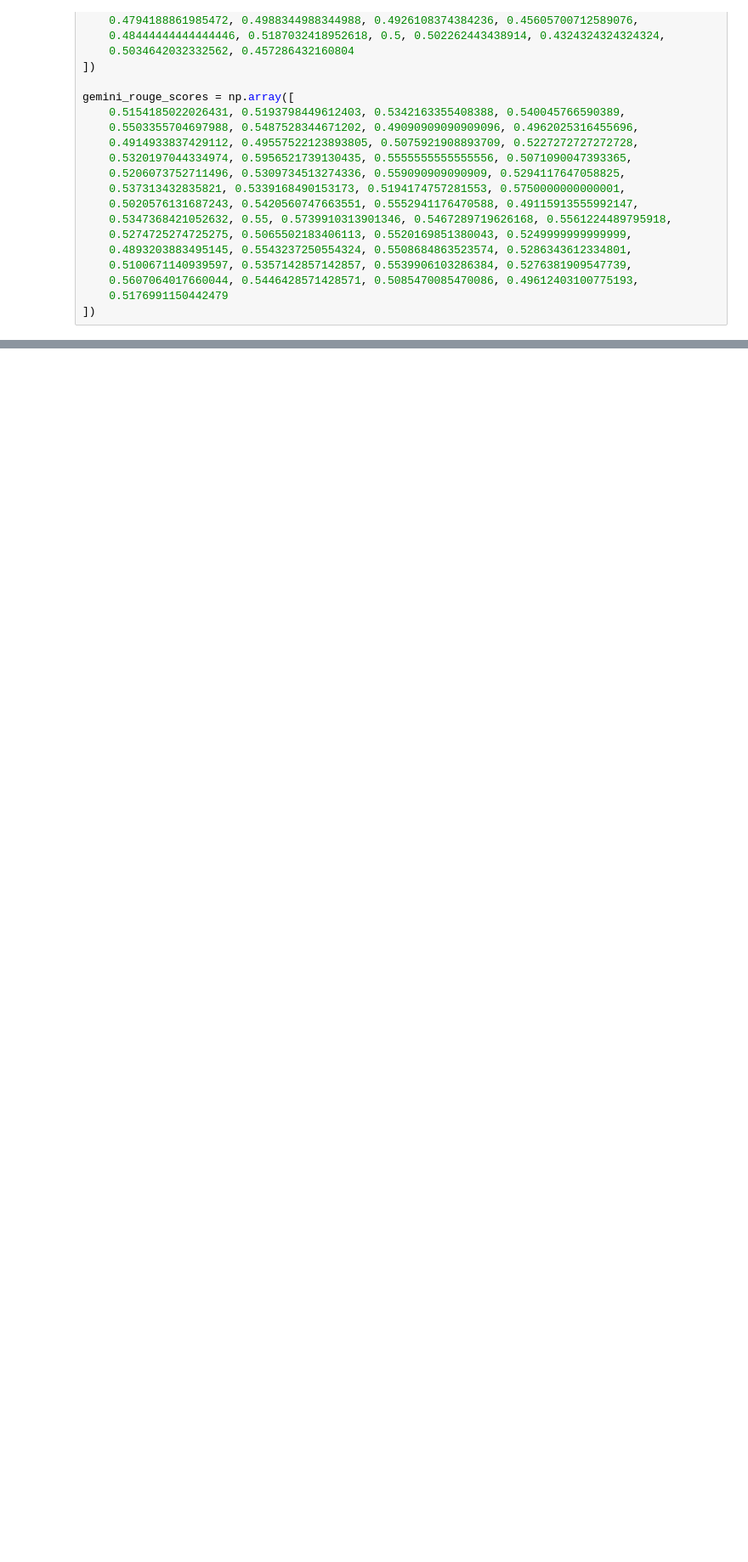
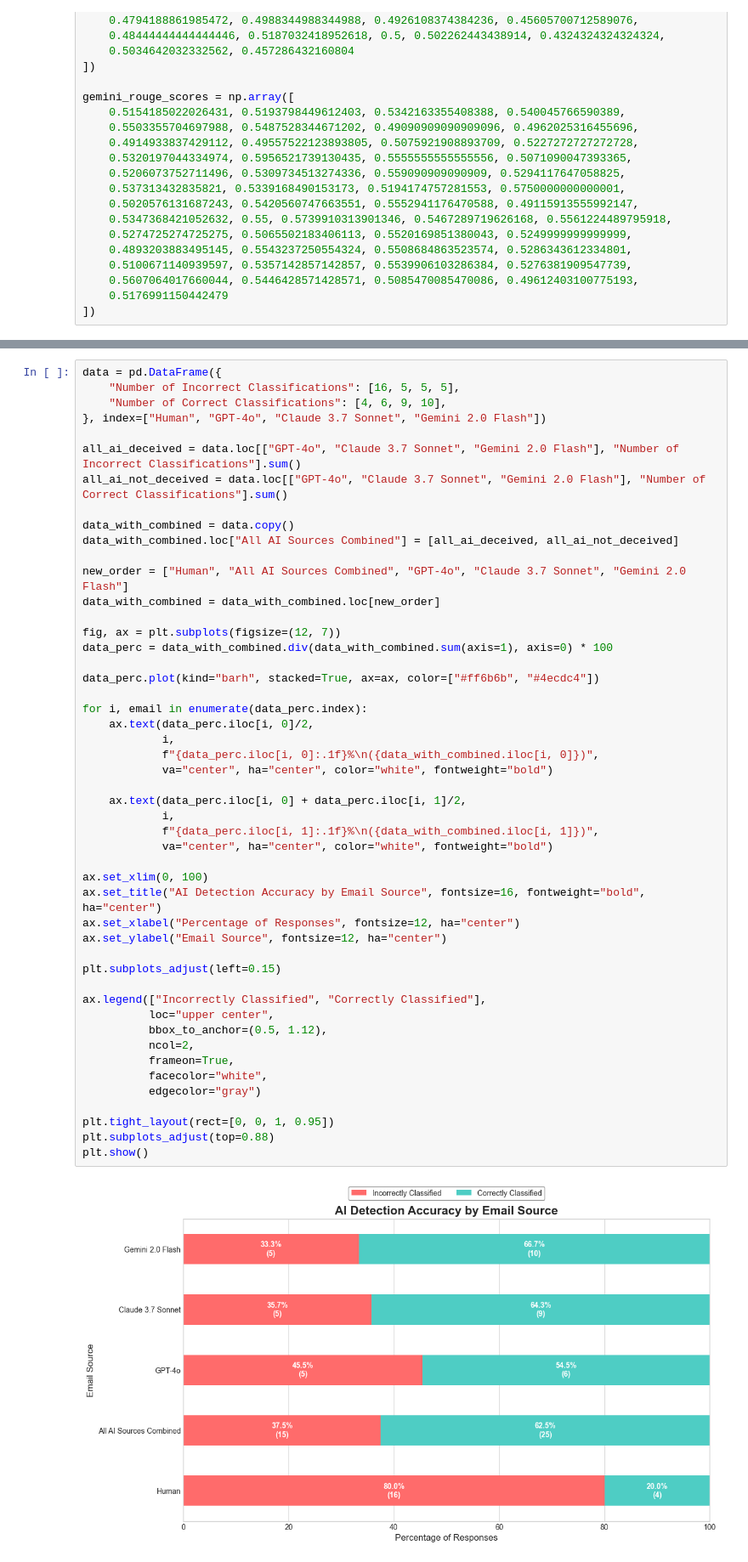
Before and after one commit to rayankzi/phishing-email-project-code, a Jupyter notebook: statistics/statistical_analysis.ipynb, the cells around one changed output, grey strips where cells are left out. Shown at 85% size. Cells and saved outputs as stored; diff of their text form; blank space fills up the shorter version.

```diff
--- a/statistics/statistical_analysis.ipynb
+++ b/statistics/statistical_analysis.ipynb
@@ -398,0 +261,51 @@ Significant!!
+# %%
+data = pd.DataFrame({
+    "Number of Incorrect Classifications": [16, 5, 5, 5],
+    "Number of Correct Classifications": [4, 6, 9, 10],
+}, index=["Human", "GPT-4o", "Claude 3.7 Sonnet", "Gemini 2.0 Flash"])
+
+all_ai_deceived = data.loc[["GPT-4o", "Claude 3.7 Sonnet", "Gemini 2.0 Flash"], "Number of Incorrect Classifications"].sum()
+all_ai_not_deceived = data.loc[["GPT-4o", "Claude 3.7 Sonnet", "Gemini 2.0 Flash"], "Number of Correct Classifications"].sum()
+
+data_with_combined = data.copy()
+data_with_combined.loc["All AI Sources Combined"] = [all_ai_deceived, all_ai_not_deceived]
+
+new_order = ["Human", "All AI Sources Combined", "GPT-4o", "Claude 3.7 Sonnet", "Gemini 2.0 Flash"]
+data_with_combined = data_with_combined.loc[new_order]
+
+fig, ax = plt.subplots(figsize=(12, 7))
+data_perc = data_with_combined.div(data_with_combined.sum(axis=1), axis=0) * 100
+
+data_perc.plot(kind="barh", stacked=True, ax=ax, color=["#ff6b6b", "#4ecdc4"])
+
+for i, email in enumerate(data_perc.index):
+    ax.text(data_perc.iloc[i, 0]/2,
+            i,
+            f"{data_perc.iloc[i, 0]:.1f}%\n({data_with_combined.iloc[i, 0]})",
+            va="center", ha="center", color="white", fontweight="bold")
+
+    ax.text(data_perc.iloc[i, 0] + data_perc.iloc[i, 1]/2,
+            i,
+            f"{data_perc.iloc[i, 1]:.1f}%\n({data_with_combined.iloc[i, 1]})",
+            va="center", ha="center", color="white", fontweight="bold")
+
+ax.set_xlim(0, 100)
+ax.set_title("AI Detection Accuracy by Email Source", fontsize=16, fontweight="bold", ha="center")
+ax.set_xlabel("Percentage of Responses", fontsize=12, ha="center")
+ax.set_ylabel("Email Source", fontsize=12, ha="center")
+
+plt.subplots_adjust(left=0.15)
+
+ax.legend(["Incorrectly Classified", "Correctly Classified"],
+          loc="upper center",
+          bbox_to_anchor=(0.5, 1.12),
+          ncol=2,
+          frameon=True,
+          facecolor="white",
+          edgecolor="gray")
+
+plt.tight_layout(rect=[0, 0, 1, 0.95])
+plt.subplots_adjust(top=0.88)
+plt.show()
+# %% [output]
+[figure, added]
```
Also changed, not shown: parts of 25 cells of this notebook, 2 other files.
